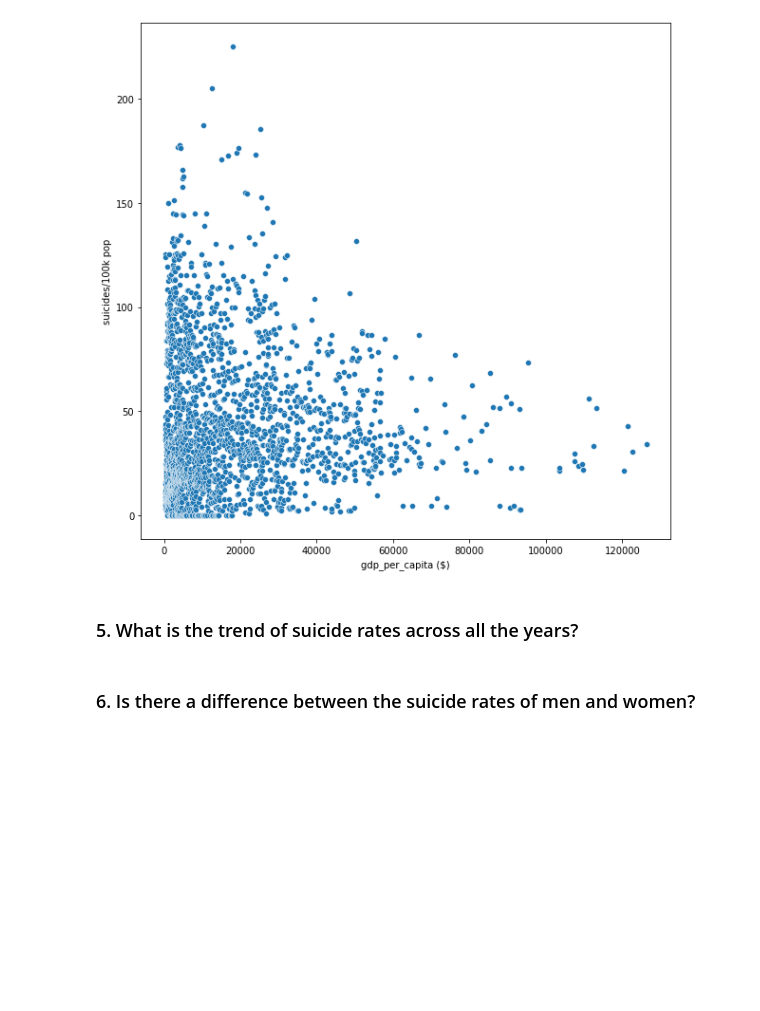
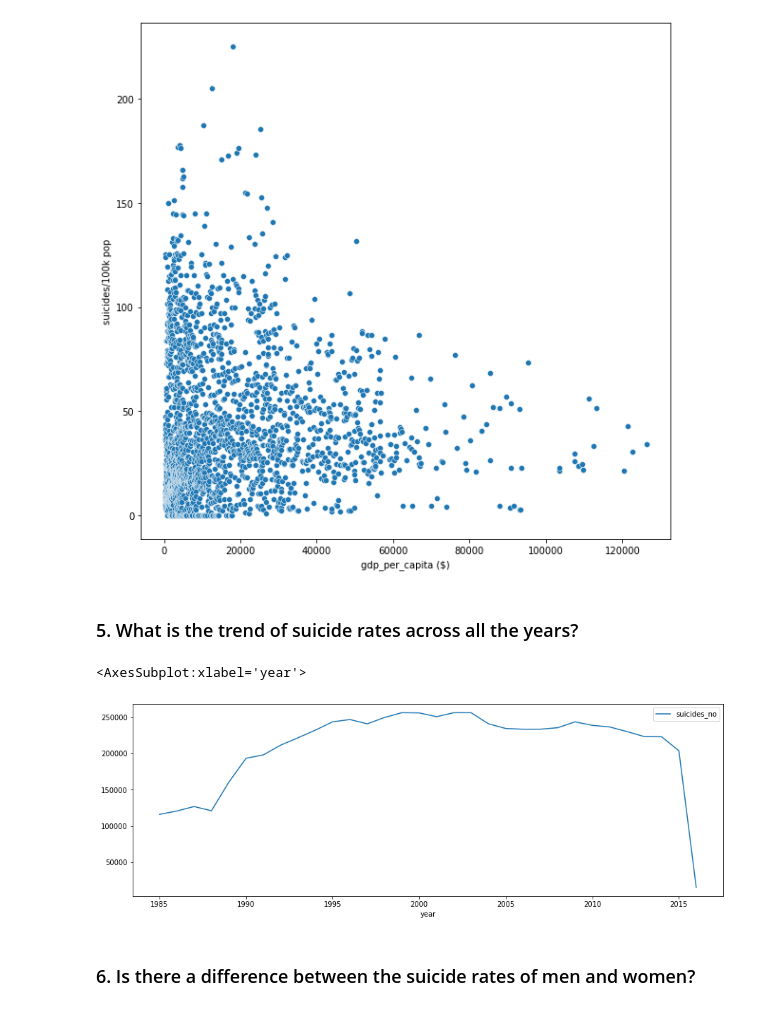
Before and after one commit to AlexHamn/suicide-rates-case-study, a Jupyter notebook: suicideRates.ipynb, the cells around one changed output. Cells and saved outputs as stored; diff of their text form; code cells hidden in the pictures; blank space fills up the shorter version.

Commit message:
Suicide rate trend through the years

```diff
--- a/suicideRates.ipynb
+++ b/suicideRates.ipynb
@@ -285,5 +285,11 @@ gdp_per_capita ($)
 [figure]
 # %% [markdown]
 ### 5. What is the trend of suicide rates across all the years?
+# %%
+suicideRateTrend = df[['year','suicides_no']].groupby(['year']).sum()
+suicideRateTrend.plot(figsize=(15,5))
+# %% [output]
+<AxesSubplot:xlabel='year'>
+[figure, added]
 # %% [markdown]
 ### 6. Is there a difference between the suicide rates of men and women?
```
